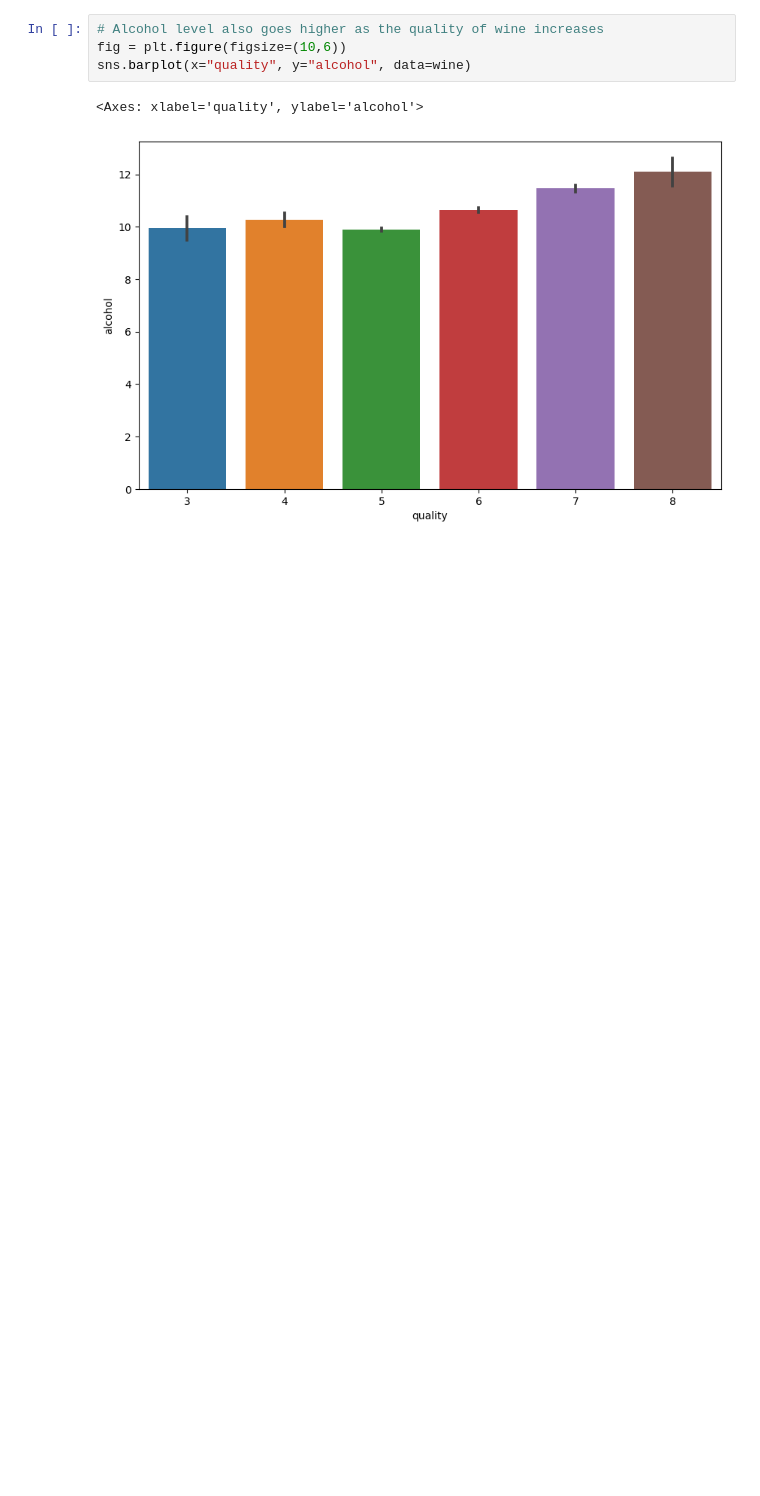
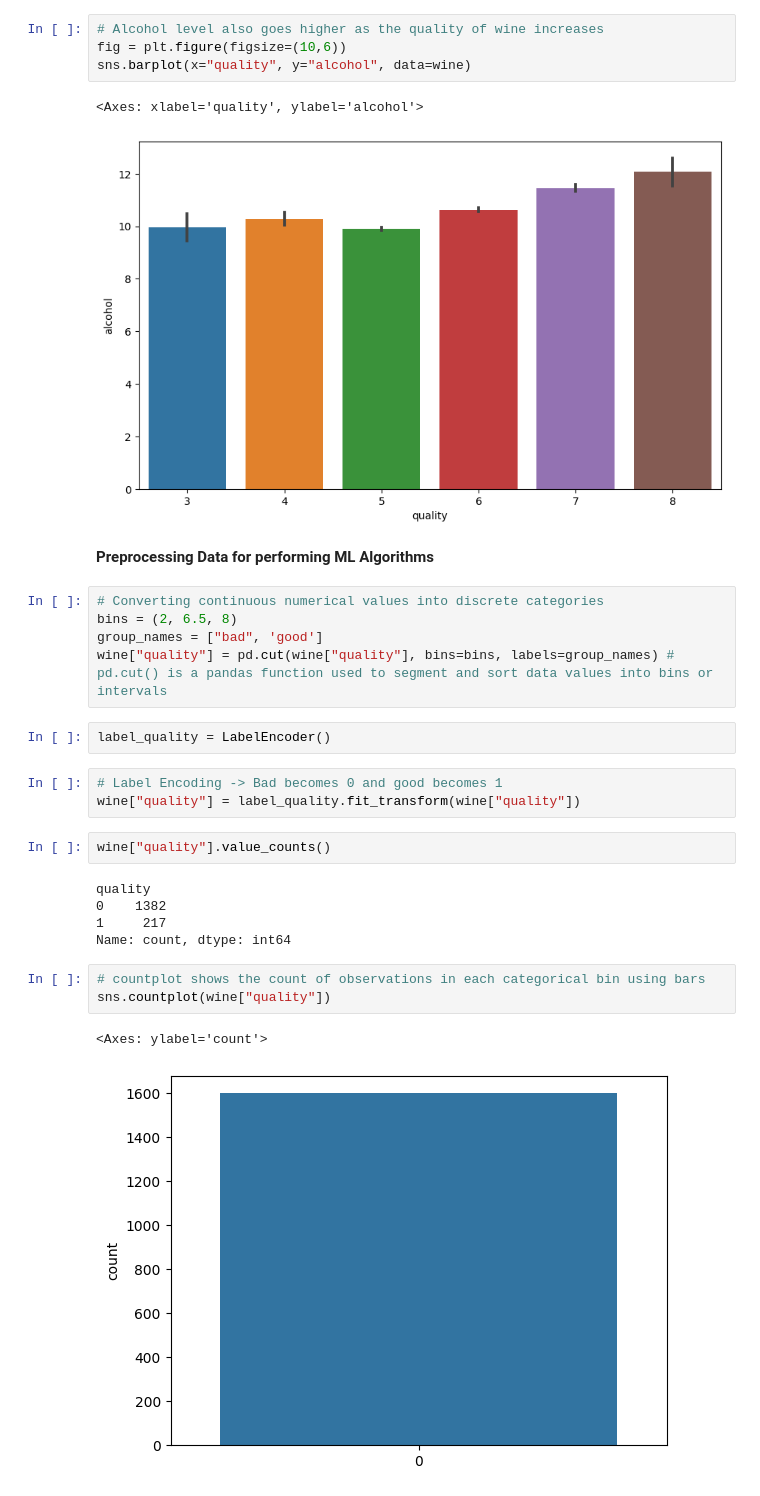
Before and after one commit to mervegb/wine-quality-prediction, a Jupyter notebook: wine-quality-prediction.ipynb, the cells around one changed output. Drawn from its saved outputs; the diff is of its cells as text; blank space fills up the shorter version.

```diff
--- a/wine-quality-prediction.ipynb
+++ b/wine-quality-prediction.ipynb
@@ -105,3 +105,28 @@ sns.barplot(x="quality", y="alcohol", data=wine)
 # %% [output]
 <Axes: xlabel='quality', ylabel='alcohol'>
 [figure]
+# %% [markdown]
+**Preprocessing Data for performing ML Algorithms**
+# %%
+# Converting continuous numerical values into discrete categories
+bins = (2, 6.5, 8)
+group_names = ["bad", 'good']
+wine["quality"] = pd.cut(wine["quality"], bins=bins, labels=group_names) # pd.cut() is a pandas function used to segment and sort data values into bins or intervals
+# %%
+label_quality = LabelEncoder()
+# %%
+# Label Encoding -> Bad becomes 0 and good becomes 1
+wine["quality"] = label_quality.fit_transform(wine["quality"])
+# %%
+wine["quality"].value_counts()
+# %% [output]
+quality
+0    1382
+1     217
+Name: count, dtype: int64
+# %%
+# countplot shows the count of observations in each categorical bin using bars
+sns.countplot(wine["quality"])
+# %% [output]
+<Axes: ylabel='count'>
+[figure, added]
```
Also changed, not shown: parts of 20 cells of this notebook.
